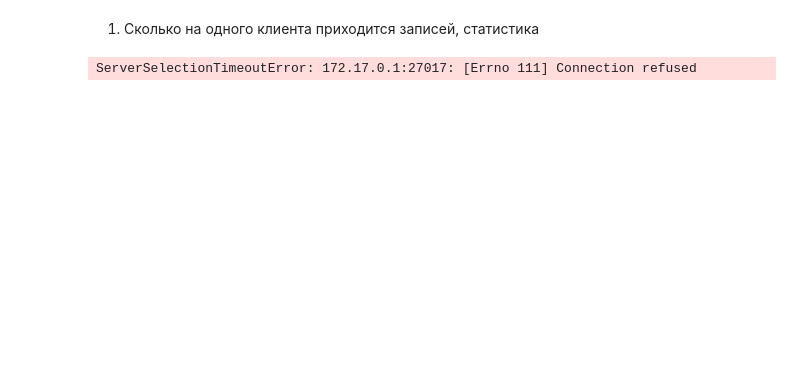
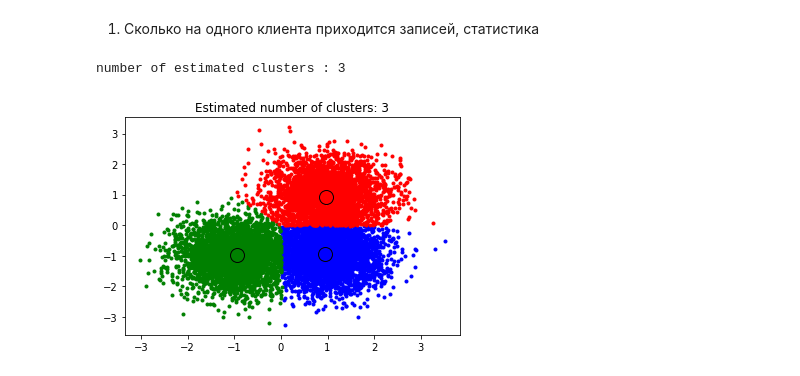
Before and after one commit to serovvitaly/raiffeisen_data_cup, a Jupyter notebook: src/Main.ipynb, the cells around one changed output. Cells and saved outputs as stored; diff of their text form; code cells hidden in the pictures; blank space fills up the shorter version.

```diff
--- a/src/Main.ipynb
+++ b/src/Main.ipynb
@@ -37,9 +37,5 @@ import numpy as np
 import pandas as pd
 from pymongo import MongoClient
 
-client = MongoClient('mongodb://docker:123456@172.17.0.1:27017/anaconda')
-db = client.anaconda
-
-print(db.train.find().count())
+client = MongoClient('mongodb://172.17.0.2:27017')
+db = client.raiffeisen_data_cup
-# %% [output]
-ServerSelectionTimeoutError: 172.17.0.1:27017: [Errno 111] Connection refused
@@ -45,0 +61,42 @@ ServerSelectionTimeoutError: 172.17.0.1:27017: [Errno 111] Connection refused
+# %%
+# #############################################################################
+# Generate sample data
+centers = [[1, 1], [-1, -1], [1, -1]]
+X, _ = make_blobs(n_samples=10000, centers=centers, cluster_std=0.6)
+
+# #############################################################################
+# Compute clustering with MeanShift
+
+# The following bandwidth can be automatically detected using
+bandwidth = estimate_bandwidth(X, quantile=0.2, n_samples=500)
+
+ms = MeanShift(bandwidth=bandwidth, bin_seeding=True)
+ms.fit(X)
+labels = ms.labels_
+cluster_centers = ms.cluster_centers_
+
+labels_unique = np.unique(labels)
+n_clusters_ = len(labels_unique)
+
+print("number of estimated clusters : %d" % n_clusters_)
+
+# #############################################################################
+# Plot result
+import matplotlib.pyplot as plt
+from itertools import cycle
+
+plt.figure(1)
+plt.clf()
+
+colors = cycle('bgrcmykbgrcmykbgrcmykbgrcmyk')
+for k, col in zip(range(n_clusters_), colors):
+    my_members = labels == k
+    cluster_center = cluster_centers[k]
+    plt.plot(X[my_members, 0], X[my_members, 1], col + '.')
+    plt.plot(cluster_center[0], cluster_center[1], 'o', markerfacecolor=col,
+             markeredgecolor='k', markersize=14)
+plt.title('Estimated number of clusters: %d' % n_clusters_)
+plt.show()
+# %% [output]
+number of estimated clusters : 3
+[figure, added]
```
Also changed, not shown: parts of 3 cells of this notebook, 2 other files.
